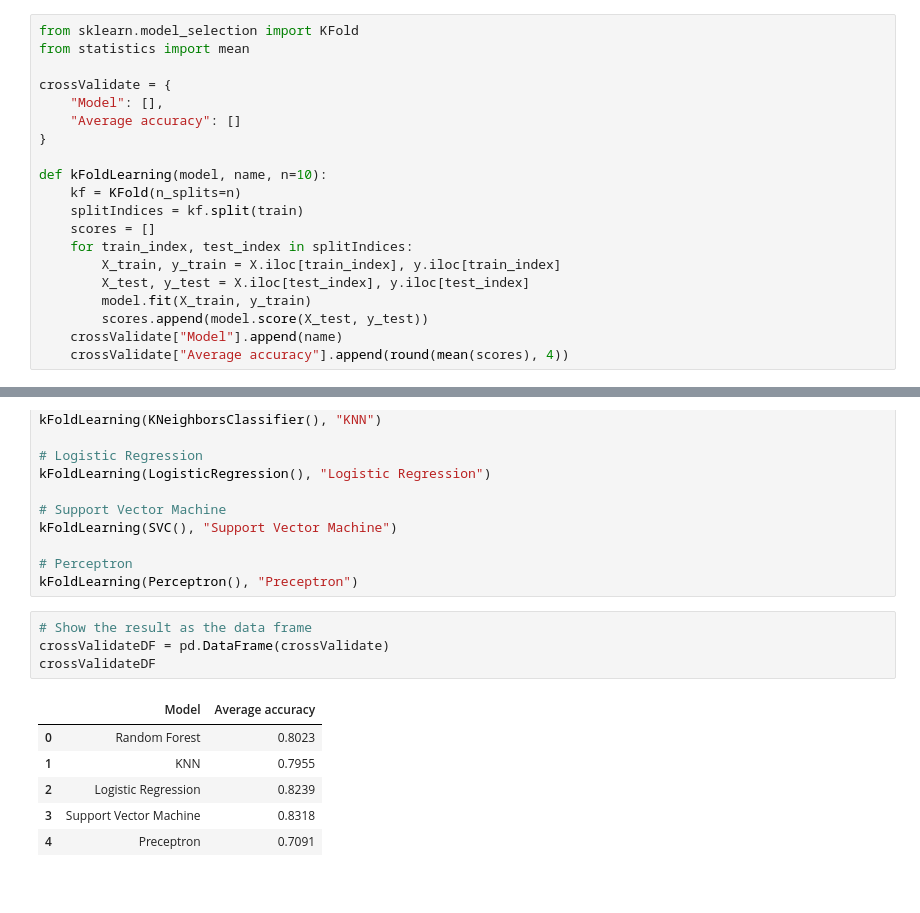
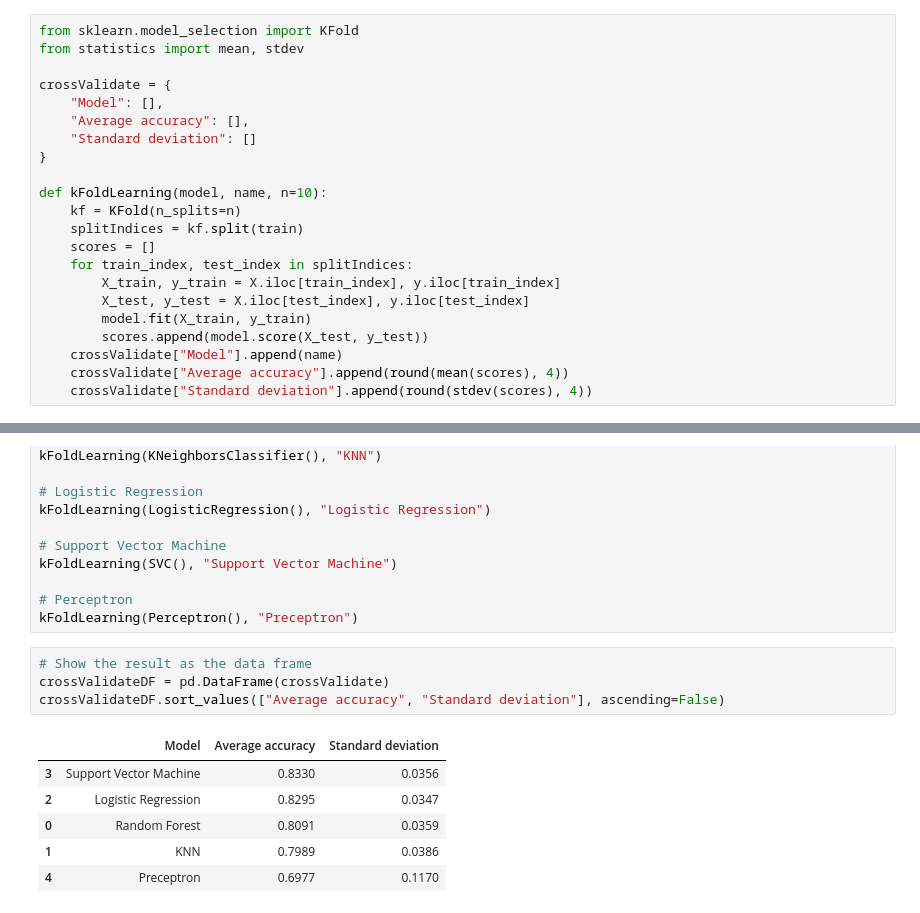
Before and after one commit to jmateo27/Titanic-Project, a Jupyter notebook: titanic.ipynb, the cells around one changed output, grey strips where cells are left out. Drawn from its saved outputs; the diff is of its cells as text.

```diff
--- a/titanic.ipynb
+++ b/titanic.ipynb
@@ -589,11 +637,12 @@ allTrainedDF
 ### Experiment 2 – K-Fold Cross Validation
 # %%
 from sklearn.model_selection import KFold
-from statistics import mean
+from statistics import mean, stdev
 
 crossValidate = {
     "Model": [],
-    "Average accuracy": []
+    "Average accuracy": [],
+    "Standard deviation": []
 }
 
 def kFoldLearning(model, name, n=10):
@@ -607,6 +656,7 @@ def kFoldLearning(model, name, n=10):
         scores.append(model.score(X_test, y_test))
     crossValidate["Model"].append(name)
     crossValidate["Average accuracy"].append(round(mean(scores), 4))
+    crossValidate["Standard deviation"].append(round(stdev(scores), 4))
 # %%
 # Random Forest
 kFoldLearning(RandomForestClassifier(), "Random Forest")
@@ -625,11 +675,11 @@ kFoldLearning(Perceptron(), "Preceptron")
 # %%
 # Show the result as the data frame
 crossValidateDF = pd.DataFrame(crossValidate)
-crossValidateDF
+crossValidateDF.sort_values(["Average accuracy", "Standard deviation"], ascending=False)
 # %% [output]
-|  | Model | Average accuracy |
-| 0 | Random Forest | 0.8023 |
-| 1 | KNN | 0.7955 |
-| 2 | Logistic Regression | 0.8239 |
-| 3 | Support Vector Machine | 0.8318 |
-| 4 | Preceptron | 0.7091 |
+|  | Model | Average accuracy | Standard deviation |
+| 3 | Support Vector Machine | 0.8330 | 0.0356 |
+| 2 | Logistic Regression | 0.8295 | 0.0347 |
+| 0 | Random Forest | 0.8091 | 0.0359 |
+| 1 | KNN | 0.7989 | 0.0386 |
+| 4 | Preceptron | 0.6977 | 0.1170 |
```
Also changed, not shown: parts of 21 cells of this notebook.
